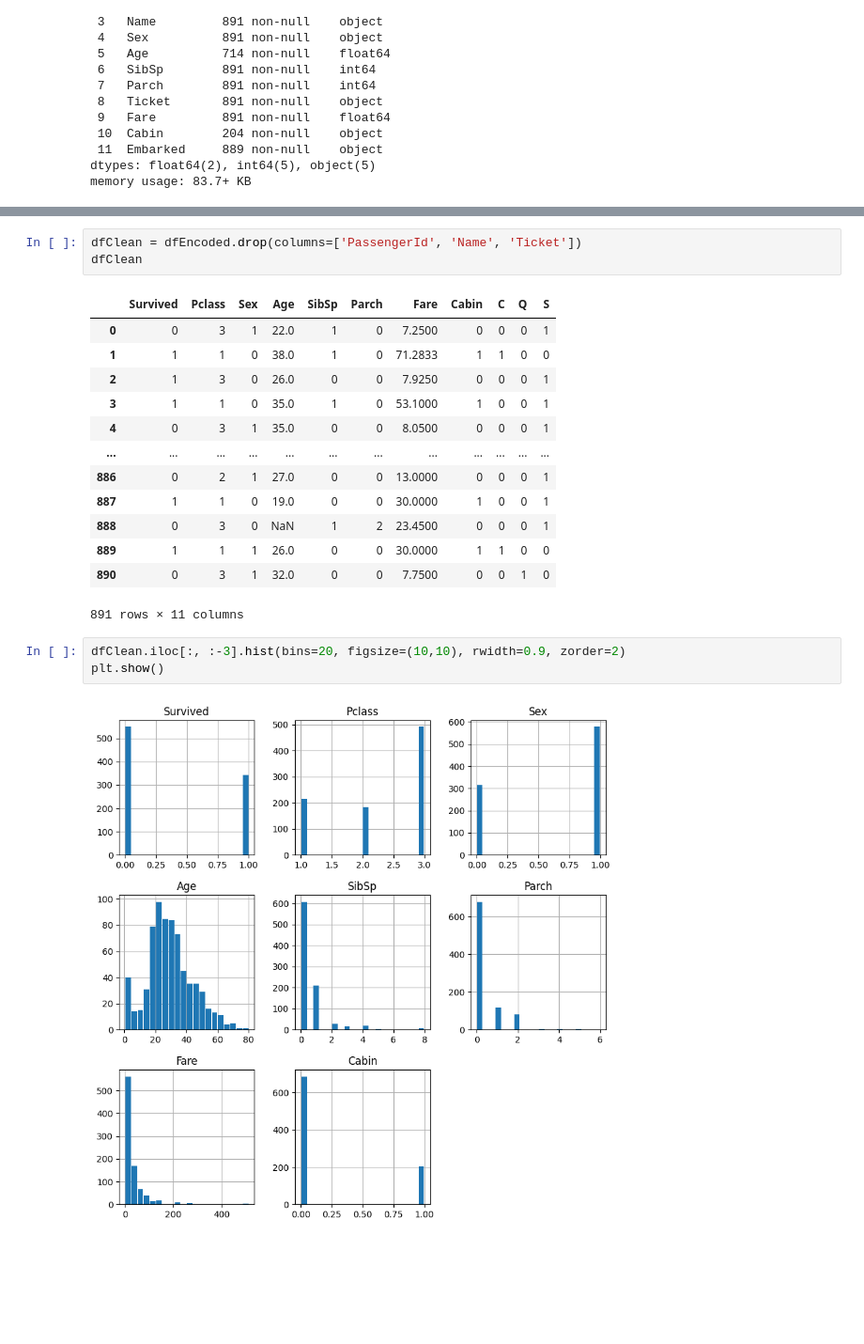
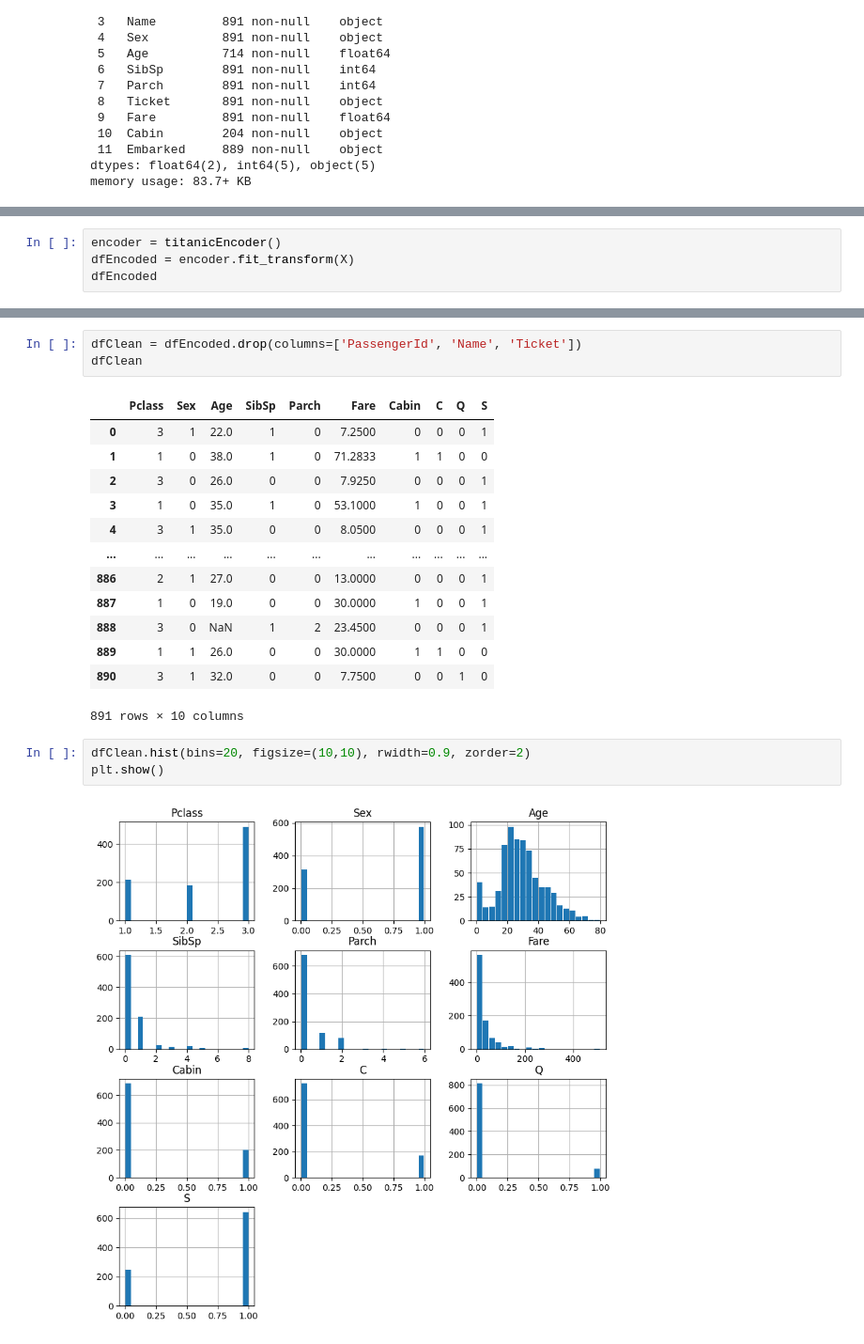
Before and after one commit to PanosKefalas/titanic, a Jupyter notebook: eda.ipynb, the cells around one changed output, grey strips where cells are left out. Shown at 94% size. Drawn from its saved outputs; the diff is of its cells as text; blank space fills up the shorter version.

Commit message:
titanicEncoder class created and implemented in eda.

```diff
--- a/eda.ipynb
+++ b/eda.ipynb
@@ -107,0 +49,4 @@ dfEncoded
+# %%
+encoder = titanicEncoder()
+dfEncoded = encoder.fit_transform(X)
+dfEncoded
@@ -109,21 +68,21 @@ dfEncoded
 dfClean = dfEncoded.drop(columns=['PassengerId', 'Name', 'Ticket'])
 dfClean
 # %% [output]
-|  | Survived | Pclass | Sex | Age | SibSp | Parch | Fare | Cabin | C | Q | S |
-| 0 | 0 | 3 | 1 | 22.0 | 1 | 0 | 7.2500 | 0 | 0 | 0 | 1 |
-| 1 | 1 | 1 | 0 | 38.0 | 1 | 0 | 71.2833 | 1 | 1 | 0 | 0 |
-| 2 | 1 | 3 | 0 | 26.0 | 0 | 0 | 7.9250 | 0 | 0 | 0 | 1 |
-| 3 | 1 | 1 | 0 | 35.0 | 1 | 0 | 53.1000 | 1 | 0 | 0 | 1 |
-| 4 | 0 | 3 | 1 | 35.0 | 0 | 0 | 8.0500 | 0 | 0 | 0 | 1 |
-| ... | ... | ... | ... | ... | ... | ... | ... | ... | ... | ... | ... |
-| 886 | 0 | 2 | 1 | 27.0 | 0 | 0 | 13.0000 | 0 | 0 | 0 | 1 |
-| 887 | 1 | 1 | 0 | 19.0 | 0 | 0 | 30.0000 | 1 | 0 | 0 | 1 |
-| 888 | 0 | 3 | 0 | NaN | 1 | 2 | 23.4500 | 0 | 0 | 0 | 1 |
-| 889 | 1 | 1 | 1 | 26.0 | 0 | 0 | 30.0000 | 1 | 1 | 0 | 0 |
-| 890 | 0 | 3 | 1 | 32.0 | 0 | 0 | 7.7500 | 0 | 0 | 1 | 0 |
+|  | Pclass | Sex | Age | SibSp | Parch | Fare | Cabin | C | Q | S |
+| 0 | 3 | 1 | 22.0 | 1 | 0 | 7.2500 | 0 | 0 | 0 | 1 |
+| 1 | 1 | 0 | 38.0 | 1 | 0 | 71.2833 | 1 | 1 | 0 | 0 |
+| 2 | 3 | 0 | 26.0 | 0 | 0 | 7.9250 | 0 | 0 | 0 | 1 |
+| 3 | 1 | 0 | 35.0 | 1 | 0 | 53.1000 | 1 | 0 | 0 | 1 |
+| 4 | 3 | 1 | 35.0 | 0 | 0 | 8.0500 | 0 | 0 | 0 | 1 |
+| ... | ... | ... | ... | ... | ... | ... | ... | ... | ... | ... |
+| 886 | 2 | 1 | 27.0 | 0 | 0 | 13.0000 | 0 | 0 | 0 | 1 |
+| 887 | 1 | 0 | 19.0 | 0 | 0 | 30.0000 | 1 | 0 | 0 | 1 |
+| 888 | 3 | 0 | NaN | 1 | 2 | 23.4500 | 0 | 0 | 0 | 1 |
+| 889 | 1 | 1 | 26.0 | 0 | 0 | 30.0000 | 1 | 1 | 0 | 0 |
+| 890 | 3 | 1 | 32.0 | 0 | 0 | 7.7500 | 0 | 0 | 1 | 0 |
-891 rows × 11 columns
+891 rows × 10 columns
 # %%
-dfClean.iloc[:, :-3].hist(bins=20, figsize=(10,10), rwidth=0.9, zorder=2)
+dfClean.hist(bins=20, figsize=(10,10), rwidth=0.9, zorder=2)
 plt.show()
 # %% [output]
-[figure, old version]
+[figure, new version]
```
Also changed, not shown: parts of 7 cells of this notebook, 2 other files.
